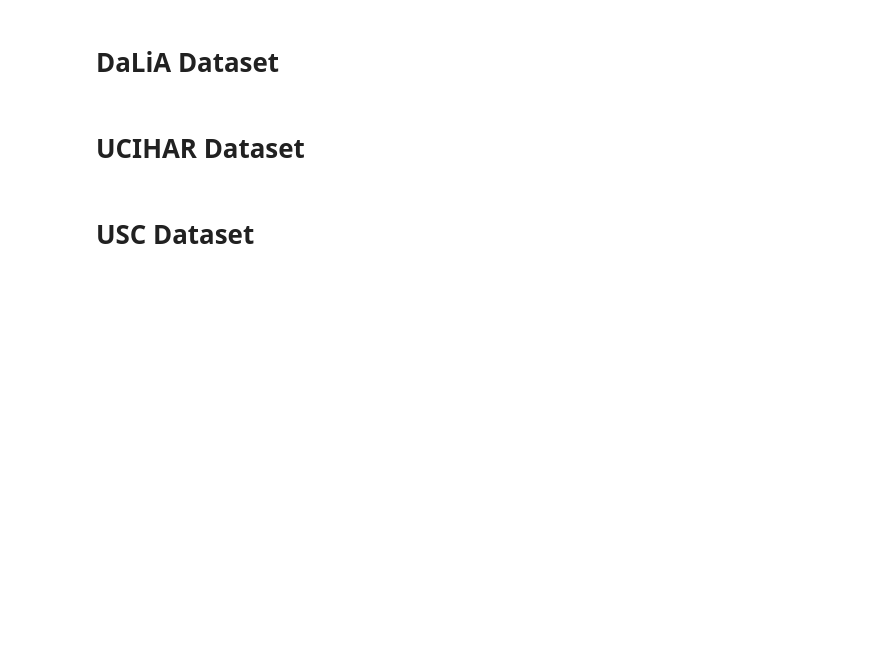
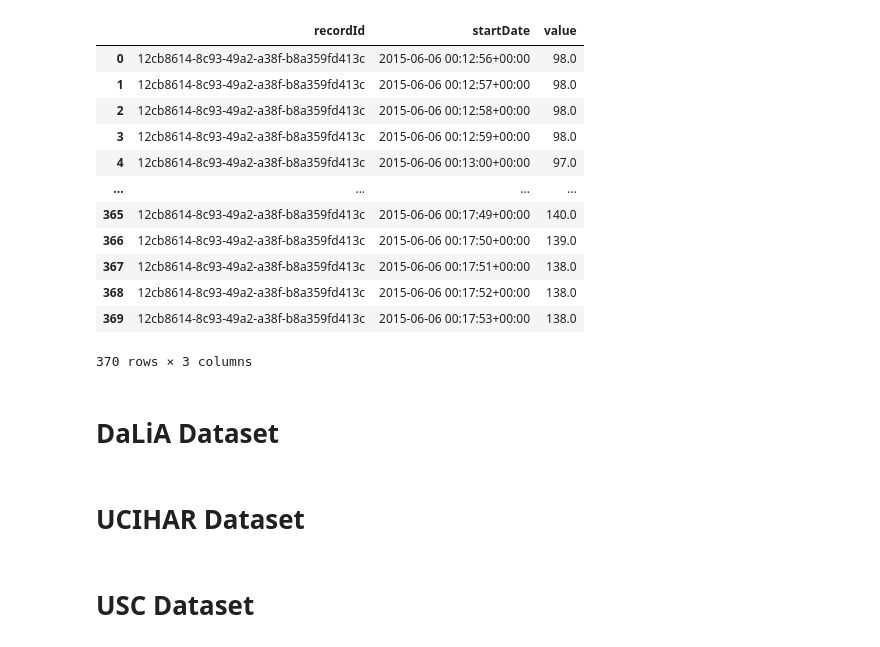
Before and after one commit to Taobyte/thesis, a Jupyter notebook: src/notebooks/dataset_exploration.ipynb, the cells around one changed output. Saved outputs shown, nothing was run; the diff lists cells and outputs as text; code cells hidden in the pictures; blank space fills up the shorter version.

```diff
--- a/src/notebooks/dataset_exploration.ipynb
+++ b/src/notebooks/dataset_exploration.ipynb
@@ -13,3 +214,22 @@ arr[:-1]
+# %%
+hr_test = df_filtered[df_filtered["recordId"] == "12cb8614-8c93-49a2-a38f-b8a359fd413c"]
+hr_test = hr_test.sort_values("startDate")
+hr_test = hr_test[["recordId","startDate", "value"]]
+hr_test
+# %% [output]
+|  | recordId | startDate | value |
+| 0 | 12cb8614-8c93-49a2-a38f-b8a359fd413c | 2015-06-06 00:12:56+00:00 | 98.0 |
+| 1 | 12cb8614-8c93-49a2-a38f-b8a359fd413c | 2015-06-06 00:12:57+00:00 | 98.0 |
+| 2 | 12cb8614-8c93-49a2-a38f-b8a359fd413c | 2015-06-06 00:12:58+00:00 | 98.0 |
+| 3 | 12cb8614-8c93-49a2-a38f-b8a359fd413c | 2015-06-06 00:12:59+00:00 | 98.0 |
+| 4 | 12cb8614-8c93-49a2-a38f-b8a359fd413c | 2015-06-06 00:13:00+00:00 | 97.0 |
+| ... | ... | ... | ... |
+| 365 | 12cb8614-8c93-49a2-a38f-b8a359fd413c | 2015-06-06 00:17:49+00:00 | 140.0 |
+| 366 | 12cb8614-8c93-49a2-a38f-b8a359fd413c | 2015-06-06 00:17:50+00:00 | 139.0 |
+| 367 | 12cb8614-8c93-49a2-a38f-b8a359fd413c | 2015-06-06 00:17:51+00:00 | 138.0 |
+| 368 | 12cb8614-8c93-49a2-a38f-b8a359fd413c | 2015-06-06 00:17:52+00:00 | 138.0 |
+| 369 | 12cb8614-8c93-49a2-a38f-b8a359fd413c | 2015-06-06 00:17:53+00:00 | 138.0 |
+370 rows × 3 columns
 # %% [markdown]
 # DaLiA Dataset
 # %%
```
Also changed, not shown: parts of 13 cells of this notebook, 9 other files.
